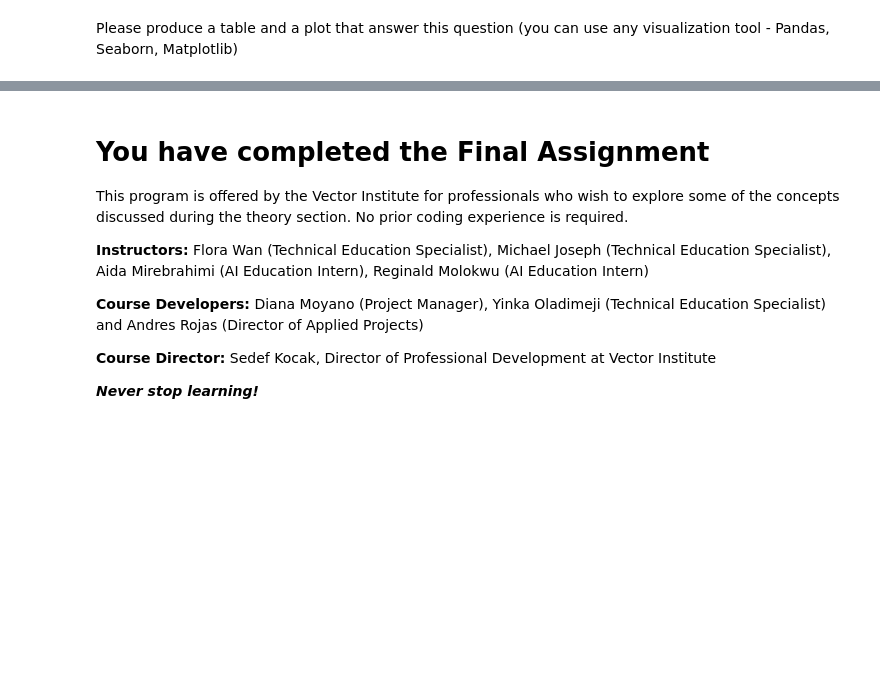
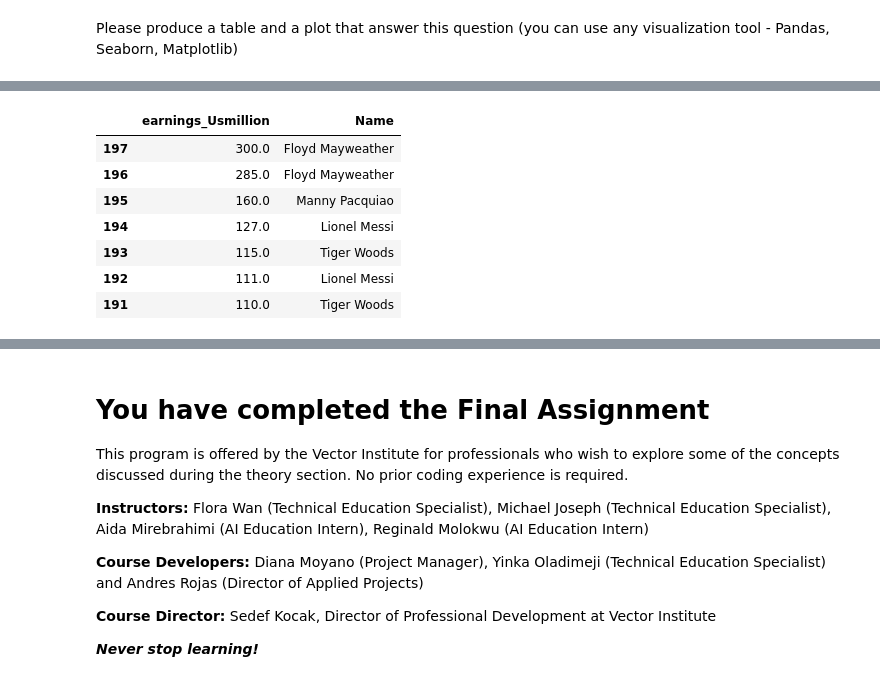
Before and after one commit to tetianafesenko/Excel_to_AI_Final_Assignmentb, a Jupyter notebook: Copy_of_Excel_to_AI_Final_Assignment.ipynb, the cells around one changed output, grey strips where cells are left out. Drawn from its saved outputs; the diff is of its cells as text; code cells hidden in the pictures; blank space fills up the shorter version.

```diff
--- a/Copy_of_Excel_to_AI_Final_Assignment.ipynb
+++ b/Copy_of_Excel_to_AI_Final_Assignment.ipynb
@@ -47,2 +71,14 @@ import matplotlib.pyplot as plt
+# %%
+top_7_players=atl[['Name','earnings_Usmillion']].groupby(by="earnings_Usmillion").sum().reset_index().sort_values('earnings_Usmillion', ascending=False).head(7)
+top_7_players
+# %% [output]
+|  | earnings_Usmillion | Name |
+| 197 | 300.0 | Floyd Mayweather |
+| 196 | 285.0 | Floyd Mayweather |
+| 195 | 160.0 | Manny Pacquiao |
+| 194 | 127.0 | Lionel Messi |
+| 193 | 115.0 | Tiger Woods |
+| 192 | 111.0 | Lionel Messi |
+| 191 | 110.0 | Tiger Woods |
 # %%
 # Create a bar plot that visualizes the results
```
Also changed, not shown: parts of 4 cells of this notebook.
